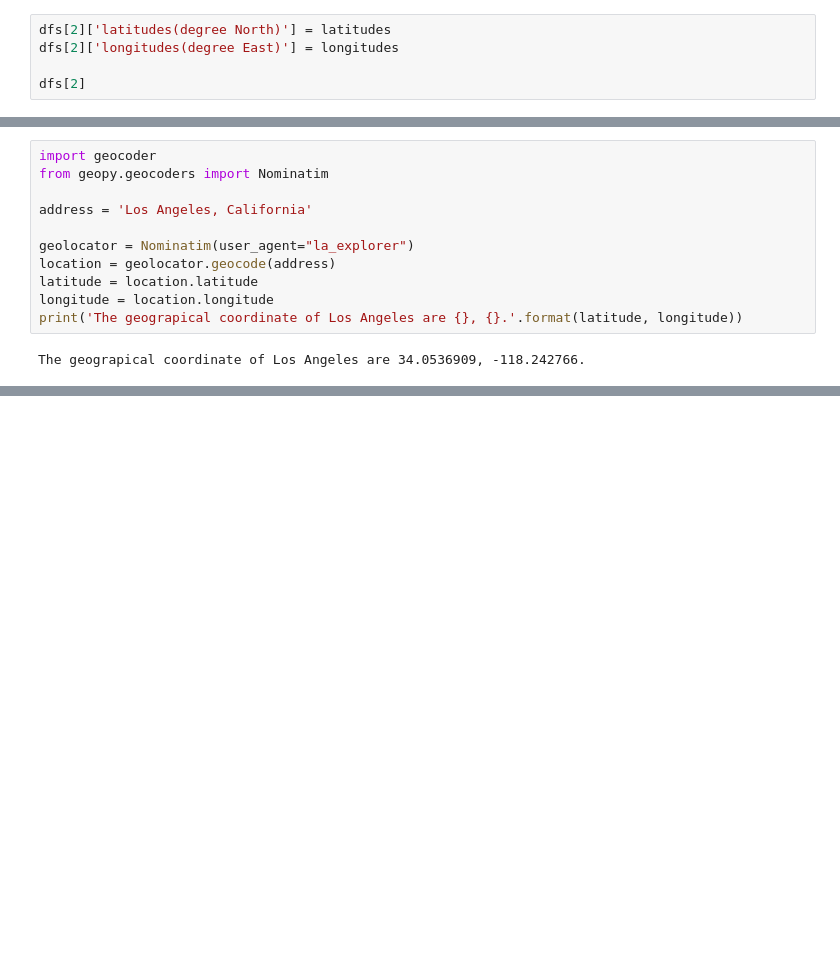
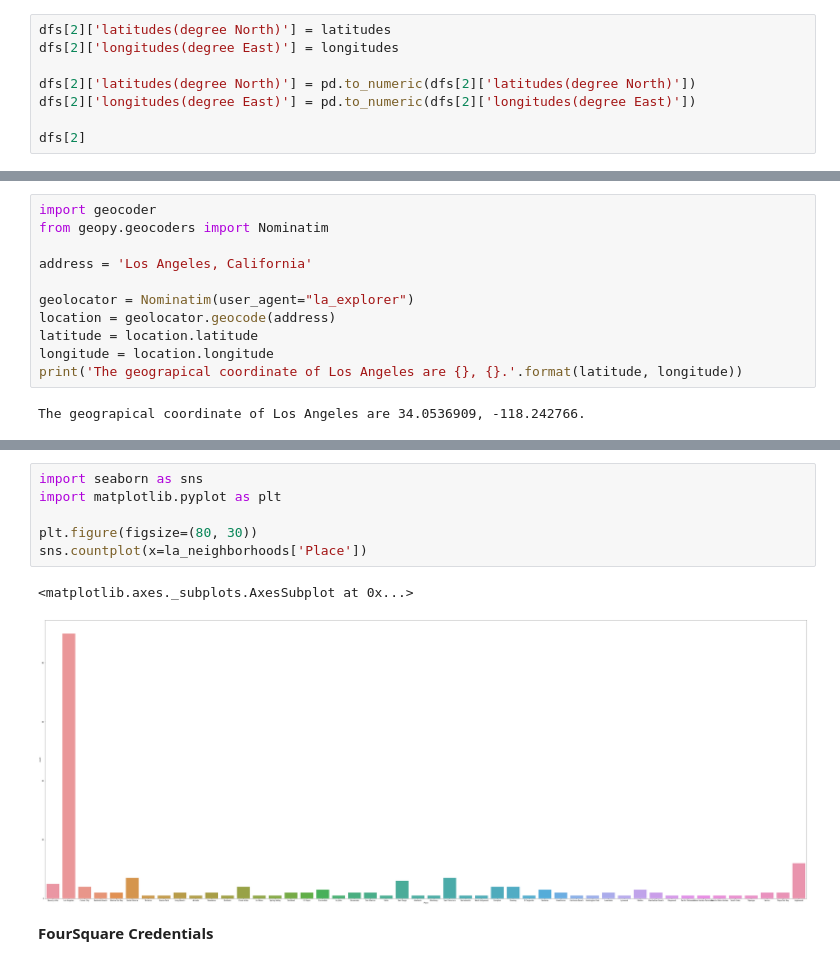
Before and after one commit to RandomY-2/Coursera_Capstone, a Jupyter notebook: LA_Neighborhood_Clustering.ipynb, the cells around one changed output, grey strips where cells are left out. Drawn from its saved outputs; the diff is of its cells as text; blank space fills up the shorter version.

```diff
--- a/LA_Neighborhood_Clustering.ipynb
+++ b/LA_Neighborhood_Clustering.ipynb
@@ -148,6 +152,9 @@ We can see from the data that the longitudes are negative, which suggest the web
 dfs[2]['latitudes(degree North)'] = latitudes
 dfs[2]['longitudes(degree East)'] = longitudes
 
+dfs[2]['latitudes(degree North)'] = pd.to_numeric(dfs[2]['latitudes(degree North)'])
+dfs[2]['longitudes(degree East)'] = pd.to_numeric(dfs[2]['longitudes(degree East)'])
+
 dfs[2]
 # %% [output]
 |  | Place | Code | Country | Admin1 | Admin2 | latitudes(degree North) | longitudes(degree East) |
@@ -214,0 +248,11 @@ The geograpical coordinate of Los Angeles are 34.0536909, -118.242766.
+# %%
+import seaborn as sns
+import matplotlib.pyplot as plt
+
+plt.figure(figsize=(80, 30))
+sns.countplot(x=la_neighborhoods['Place'])
+# %% [output]
+<matplotlib.axes._subplots.AxesSubplot at 0x...>
+[figure, added]
+# %% [markdown]
+**FourSquare Credentials**
```
Also changed, not shown: parts of 43 cells of this notebook.
